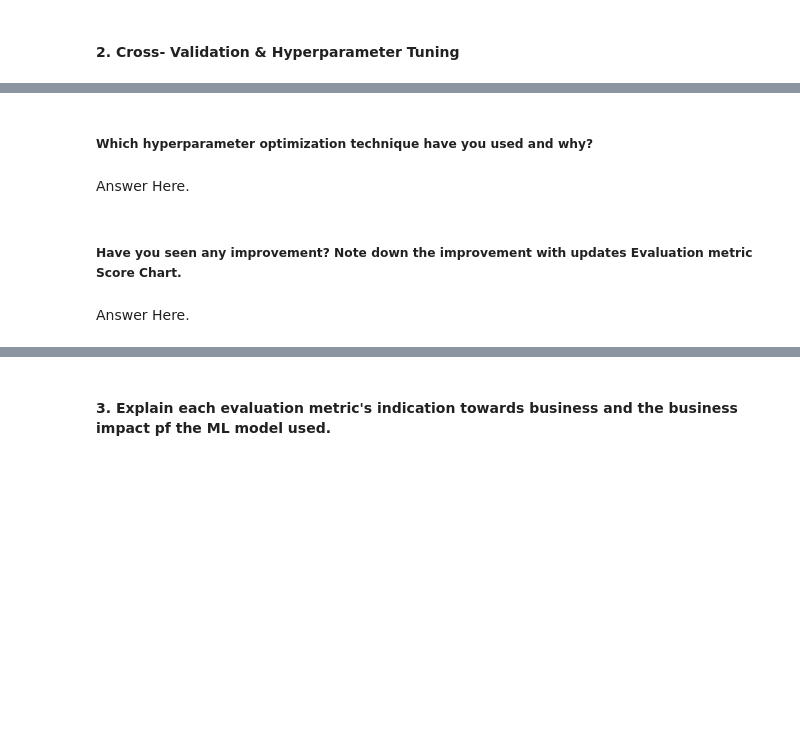
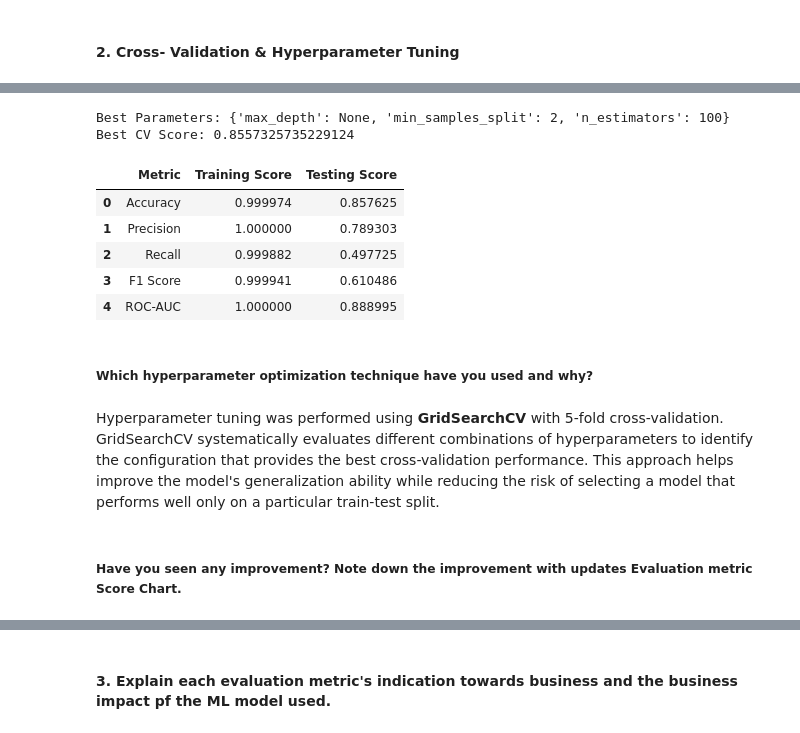
Before and after one commit to Krishna-matic/Machine_Learning_Projects, a Jupyter notebook: 03_rain_in_australia_classification/Classification_ML_Project.ipynb, the cells around one changed output, grey strips where cells are left out. Saved outputs shown, nothing was run; the diff lists cells and outputs as text; code cells hidden in the pictures; blank space fills up the shorter version.

```diff
--- a/03_rain_in_australia_classification/Classification_ML_Project.ipynb
+++ b/03_rain_in_australia_classification/Classification_ML_Project.ipynb
@@ -2419,8 +2473,64 @@ The tuned Decision Tree significantly reduced overfitting compared to the untune
+# %%
+from sklearn.model_selection import GridSearchCV
+
+param_grid = {
+    'n_estimators': [100],
+    'max_depth': [10, None],
+    'min_samples_split': [2, 5]
+}
+grid_search_rf = GridSearchCV(
+    estimator=RandomForestClassifier(random_state=42),
+    param_grid=param_grid,
+    cv=5,
+    scoring='accuracy',
+    n_jobs=-1
+)
+
+grid_search_rf.fit(X_train,y_train)
+
+print("Best Parameters:",grid_search_rf.best_params_)
+print("Best CV Score:",grid_search_rf.best_score_)
+# %% [output]
+Best Parameters: {'max_depth': None, 'min_samples_split': 2, 'n_estimators': 100}
+Best CV Score: 0.8557325735229124
+# %%
+best_rf = grid_search_rf.best_estimator_
+# %%
+y_train_pred_rf_tuned = best_rf.predict(X_train)
+y_test_pred_rf_tuned = best_rf.predict(X_test)
+
+y_train_prob_rf_tuned = best_rf.predict_proba(X_train)[:,1]
+y_test_prob_rf_tuned = best_rf.predict_proba(X_test)[:,1]
+# %%
+rf_tuned_evaluation_df = pd.DataFrame({
+    'Metric':['Accuracy','Precision','Recall','F1 Score','ROC-AUC'],
+    'Training Score':[
+        accuracy_score(y_train,y_train_pred_rf_tuned),
+        precision_score(y_train,y_train_pred_rf_tuned),
+        recall_score(y_train,y_train_pred_rf_tuned),
+        f1_score(y_train,y_train_pred_rf_tuned),
+        roc_auc_score(y_train,y_train_prob_rf_tuned)
+    ],
+    'Testing Score':[
+        accuracy_score(y_test,y_test_pred_rf_tuned),
+        precision_score(y_test,y_test_pred_rf_tuned),
+        recall_score(y_test,y_test_pred_rf_tuned),
+        f1_score(y_test,y_test_pred_rf_tuned),
+        roc_auc_score(y_test,y_test_prob_rf_tuned)
+    ]
+})
+
+rf_tuned_evaluation_df
+# %% [output]
+|  | Metric | Training Score | Testing Score |
+| 0 | Accuracy | 0.999974 | 0.857625 |
+| 1 | Precision | 1.000000 | 0.789303 |
+| 2 | Recall | 0.999882 | 0.497725 |
+| 3 | F1 Score | 0.999941 | 0.610486 |
+| 4 | ROC-AUC | 1.000000 | 0.888995 |
 # %% [markdown]
 ##### Which hyperparameter optimization technique have you used and why?
-# %% [markdown]
-Answer Here.
+# %% [markdown]
+Hyperparameter tuning was performed using **GridSearchCV** with 5-fold cross-validation. GridSearchCV systematically evaluates different combinations of hyperparameters to identify the configuration that provides the best cross-validation performance. This approach helps improve the model's generalization ability while reducing the risk of selecting a model that performs well only on a particular train-test split.
 # %% [markdown]
 ##### Have you seen any improvement? Note down the improvement with updates Evaluation metric Score Chart.
-# %% [markdown]
-Answer Here.
```
Also changed, not shown: parts of 8 cells of this notebook.
